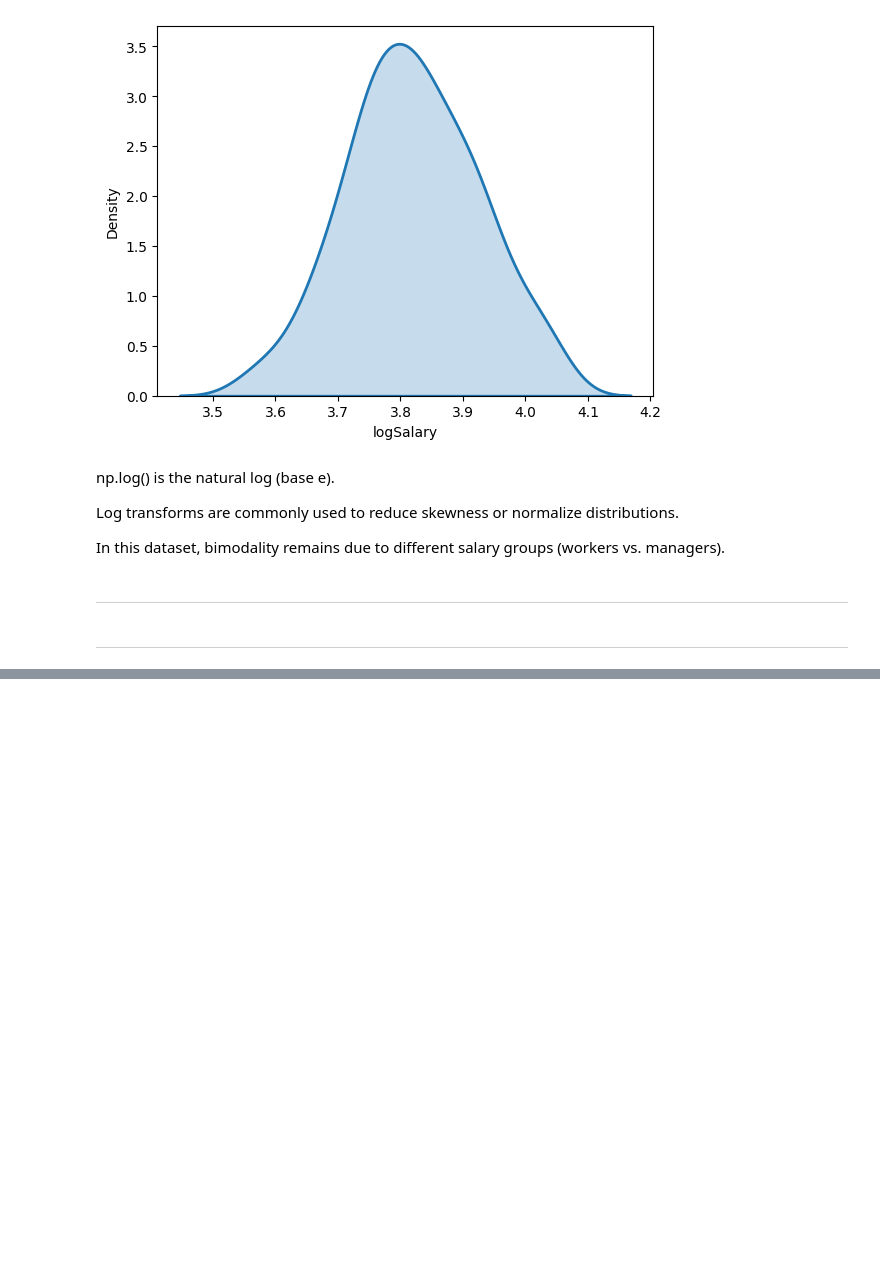
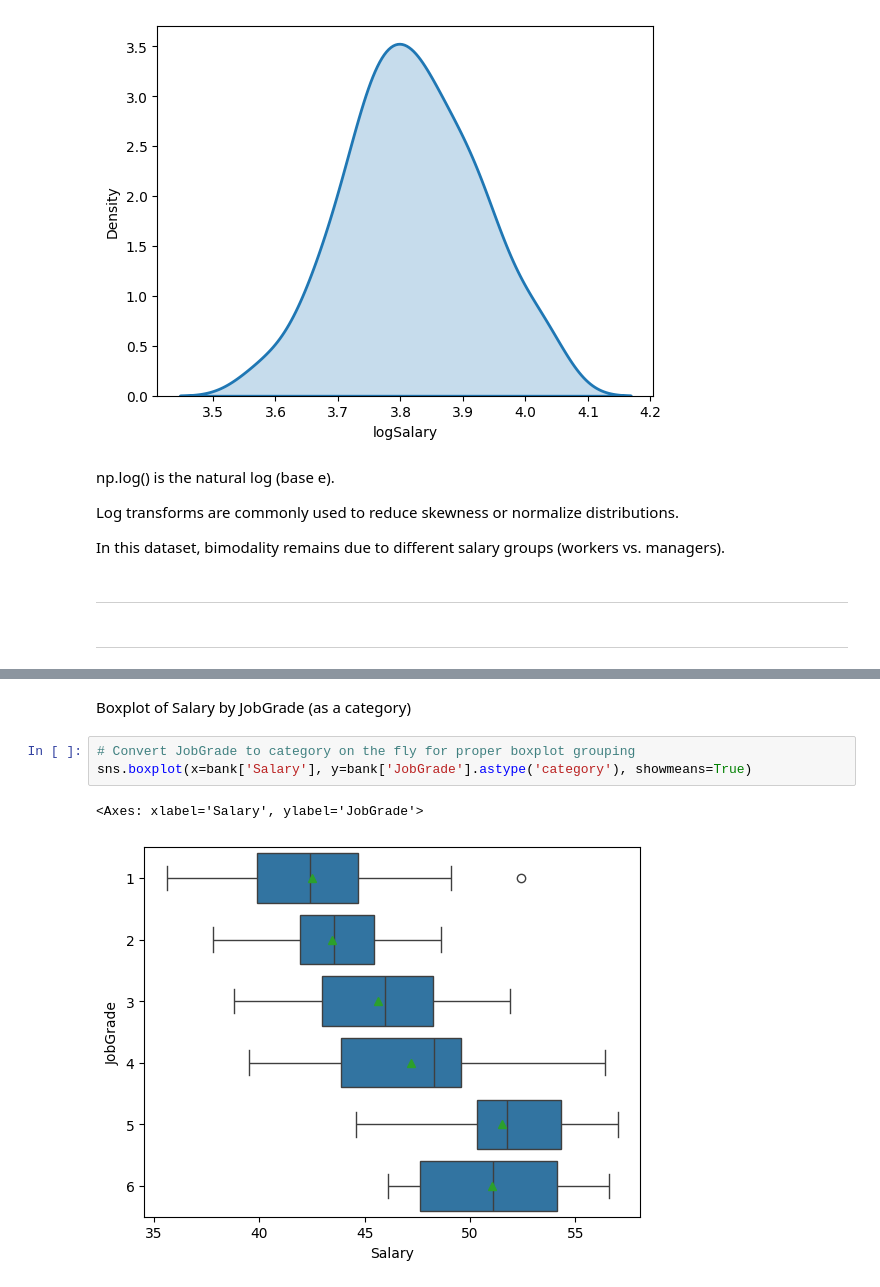
Before and after one commit to Aishaamalik/Data-Analysis-Intern, a Jupyter notebook: week_0.ipynb, the cells around one changed output, grey strips where cells are left out. Drawn from its saved outputs; the diff is of its cells as text; blank space fills up the shorter version.

```diff
--- a/week_0.ipynb
+++ b/week_0.ipynb
@@ -1147,0 +1156,8 @@ In this dataset, bimodality remains due to different salary groups (workers vs.
+# %% [markdown]
+Boxplot of Salary by JobGrade (as a category)
+# %%
+# Convert JobGrade to category on the fly for proper boxplot grouping
+sns.boxplot(x=bank['Salary'], y=bank['JobGrade'].astype('category'), showmeans=True)
+# %% [output]
+<Axes: xlabel='Salary', ylabel='JobGrade'>
+[figure, added]
```
Also changed, not shown: parts of 22 cells of this notebook.
